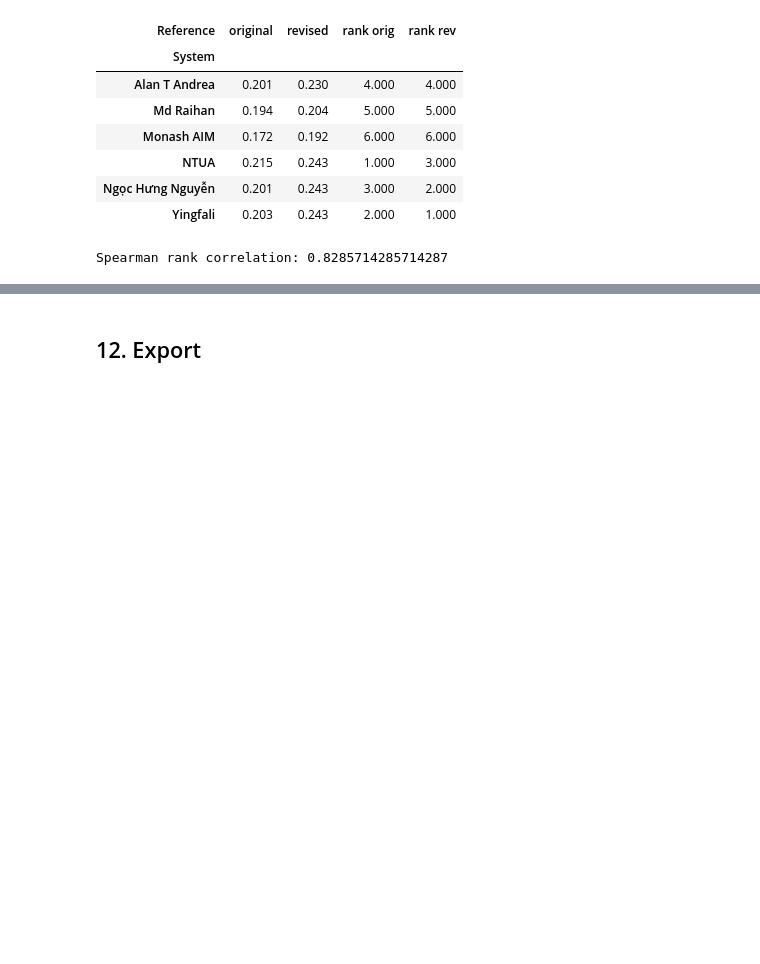
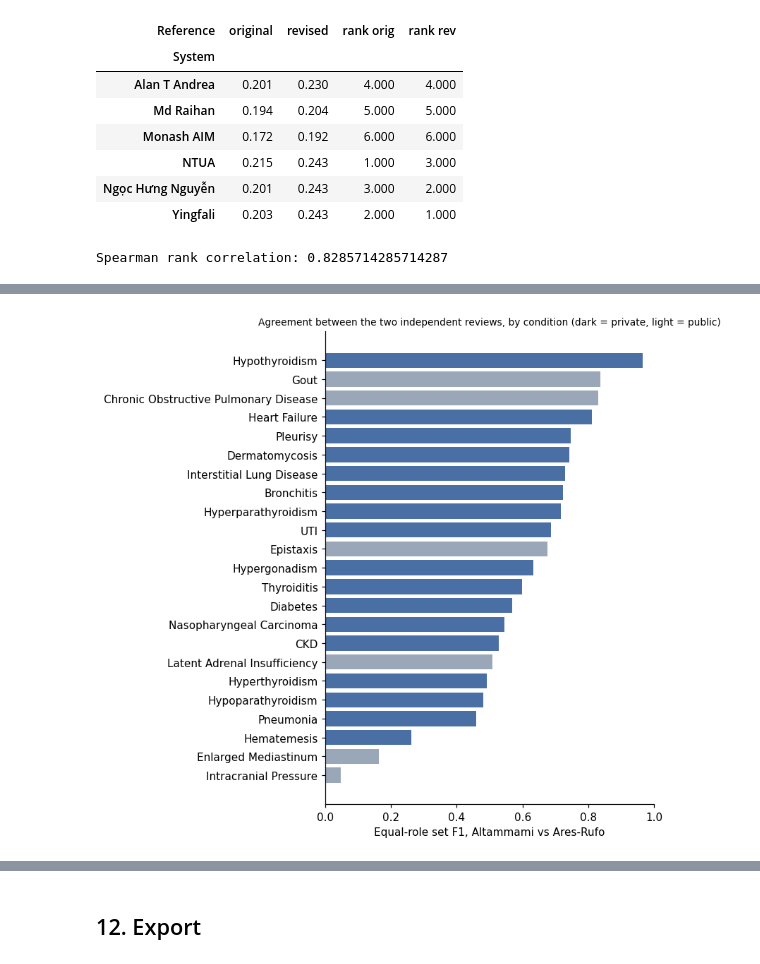
Before and after one commit to csisc/CohortX, a Jupyter notebook: CohortX_Task_3_Dataset_Evaluation.ipynb, the cells around one changed output, grey strips where cells are left out. Drawn from its saved outputs; the diff is of its cells as text; code cells hidden in the pictures; blank space fills up the shorter version.

```diff
--- a/CohortX_Task_3_Dataset_Evaluation.ipynb
+++ b/CohortX_Task_3_Dataset_Evaluation.ipynb
@@ -916,0 +1185,16 @@ Spearman vs "all codes" (revised reference, private): {'flagged codes ignored':
+# %%
+cond_ab = pd.DataFrame([{'Condition': c, 'Split': SPLIT[c],
+                         **{f'{k} F1': f1_cell(R[(c, k)], B[(c, k)], 'excluded') for k in ROLES},
+                         'Equal-role F1': np.nanmean([f1_cell(R[(c, k)], B[(c, k)], 'excluded') for k in ROLES]),
+                         'F1 original vs A': np.nanmean([f1_cell(O[(c, k)], R[(c, k)], 'excluded') for k in ROLES]),
+                         'F1 original vs B': np.nanmean([f1_cell(O[(c, k)], B[(c, k)], 'excluded') for k in ROLES])} for c in CONDS])
+cond_ab = cond_ab.sort_values('Equal-role F1').reset_index(drop=True)
+display(cond_ab)
+
+fig, ax = plt.subplots(figsize=(7.5, 7))
+y = np.arange(len(cond_ab))
+ax.barh(y, cond_ab['Equal-role F1'], color=['#4a6fa5' if s == 'Private' else '#9aa7b8' for s in cond_ab.Split])
+ax.set_yticks(y); ax.set_yticklabels(cond_ab.Condition); ax.set_xlim(0, 1)
+ax.set_xlabel('Equal-role set F1, Altammami vs Ares-Rufo'); ax.set_title('Agreement between the two independent reviews, by condition (dark = private, light = public)', fontsize=9)
+plt.tight_layout(); plt.show()
+# %% [output]
@@ -916,0 +1218 @@ Spearman vs "all codes" (revised reference, private): {'flagged codes ignored':
+[figure, added]
```
Also changed, not shown: parts of 22 cells of this notebook.
